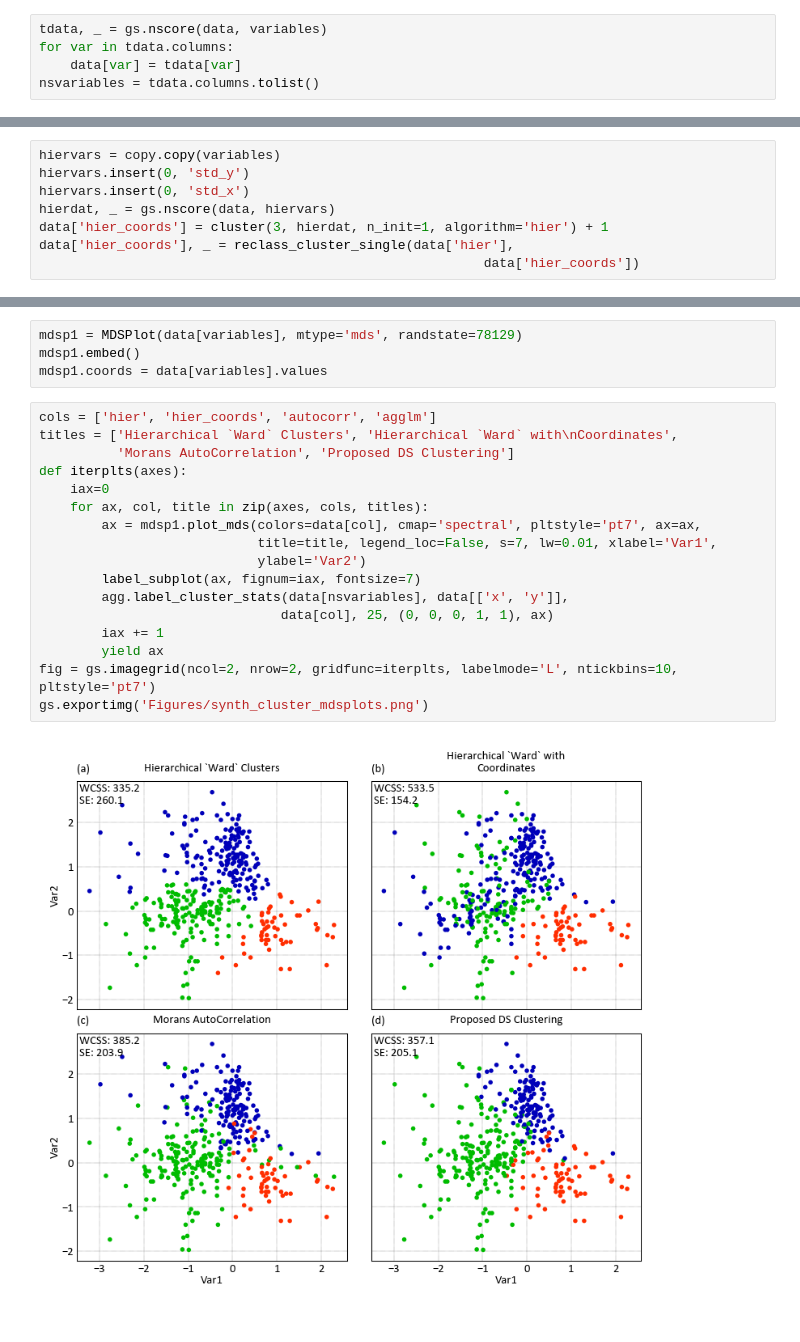
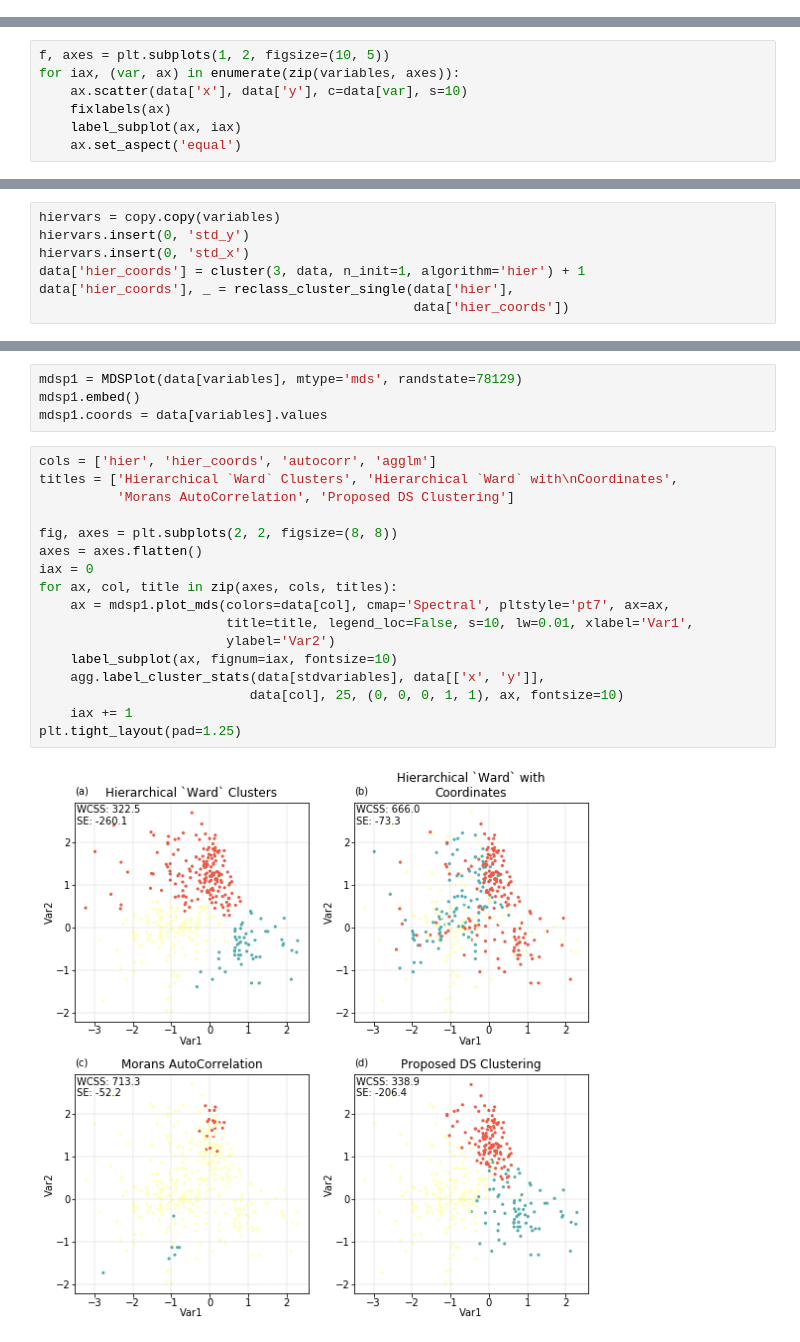
Before and after one commit to ryandvmartin/Dual-Space-Clusterer, a Jupyter notebook: synthetic_example_agglomclus.ipynb, the cells around one changed output, grey strips where cells are left out. Saved outputs shown, nothing was run; the diff lists cells and outputs as text.

```diff
--- a/synthetic_example_agglomclus.ipynb
+++ b/synthetic_example_agglomclus.ipynb
@@ -36,8 +33,3 @@ for var in stdvar.columns:
 data['std_x'] = (data['x'] - np.mean(data['x'])) / np.std(data['x'])
 data['std_y'] = (data['y'] - np.mean(data['y'])) / np.std(data['y'])
 stdvariables = list(stdvar.columns)
-# %%
-tdata, _ = gs.nscore(data, variables)
-for var in tdata.columns:
-    data[var] = tdata[var]
-nsvariables = tdata.columns.tolist()
@@ -93,0 +42,7 @@ gs.exportimg('Figures/synth_dscplt.png')
+# %%
+f, axes = plt.subplots(1, 2, figsize=(10, 5))
+for iax, (var, ax) in enumerate(zip(variables, axes)):
+    ax.scatter(data['x'], data['y'], c=data[var], s=10)
+    fixlabels(ax)
+    label_subplot(ax, iax)
+    ax.set_aspect('equal')
@@ -101,7 +66,6 @@ data['hier'] = cluster(3, data[variables], n_init=1, algorithm='hier') + 1
 hiervars = copy.copy(variables)
 hiervars.insert(0, 'std_y')
 hiervars.insert(0, 'std_x')
-hierdat, _ = gs.nscore(data, hiervars)
-data['hier_coords'] = cluster(3, hierdat, n_init=1, algorithm='hier') + 1
+data['hier_coords'] = cluster(3, data, n_init=1, algorithm='hier') + 1
 data['hier_coords'], _ = reclass_cluster_single(data['hier'],
-                                                         data['hier_coords'])
+                                                data['hier_coords'])
@@ -136,19 +94,19 @@ mdsp1.coords = data[variables].values
 # %%
 cols = ['hier', 'hier_coords', 'autocorr', 'agglm']
 titles = ['Hierarchical `Ward` Clusters', 'Hierarchical `Ward` with\nCoordinates',
           'Morans AutoCorrelation', 'Proposed DS Clustering']
-def iterplts(axes):
-    iax=0
-    for ax, col, title in zip(axes, cols, titles):
-        ax = mdsp1.plot_mds(colors=data[col], cmap='spectral', pltstyle='pt7', ax=ax,
-                            title=title, legend_loc=False, s=7, lw=0.01, xlabel='Var1',
-                            ylabel='Var2')
-        label_subplot(ax, fignum=iax, fontsize=7)
-        agg.label_cluster_stats(data[nsvariables], data[['x', 'y']],
-                               data[col], 25, (0, 0, 0, 1, 1), ax)
-        iax += 1
-        yield ax
-fig = gs.imagegrid(ncol=2, nrow=2, gridfunc=iterplts, labelmode='L', ntickbins=10, pltstyle='pt7')
-gs.exportimg('Figures/synth_cluster_mdsplots.png')
+
+fig, axes = plt.subplots(2, 2, figsize=(8, 8))
+axes = axes.flatten()
+iax = 0
+for ax, col, title in zip(axes, cols, titles):
+    ax = mdsp1.plot_mds(colors=data[col], cmap='Spectral', pltstyle='pt7', ax=ax,
+                        title=title, legend_loc=False, s=10, lw=0.01, xlabel='Var1',
+                        ylabel='Var2')
+    label_subplot(ax, fignum=iax, fontsize=10)
+    agg.label_cluster_stats(data[stdvariables], data[['x', 'y']],
+                           data[col], 25, (0, 0, 0, 1, 1), ax, fontsize=10)
+    iax += 1
+plt.tight_layout(pad=1.25)
 # %% [output]
-[figure, old version]
+[figure, new version]
```
Also changed, not shown: parts of 39 cells of this notebook, 4 other files.
